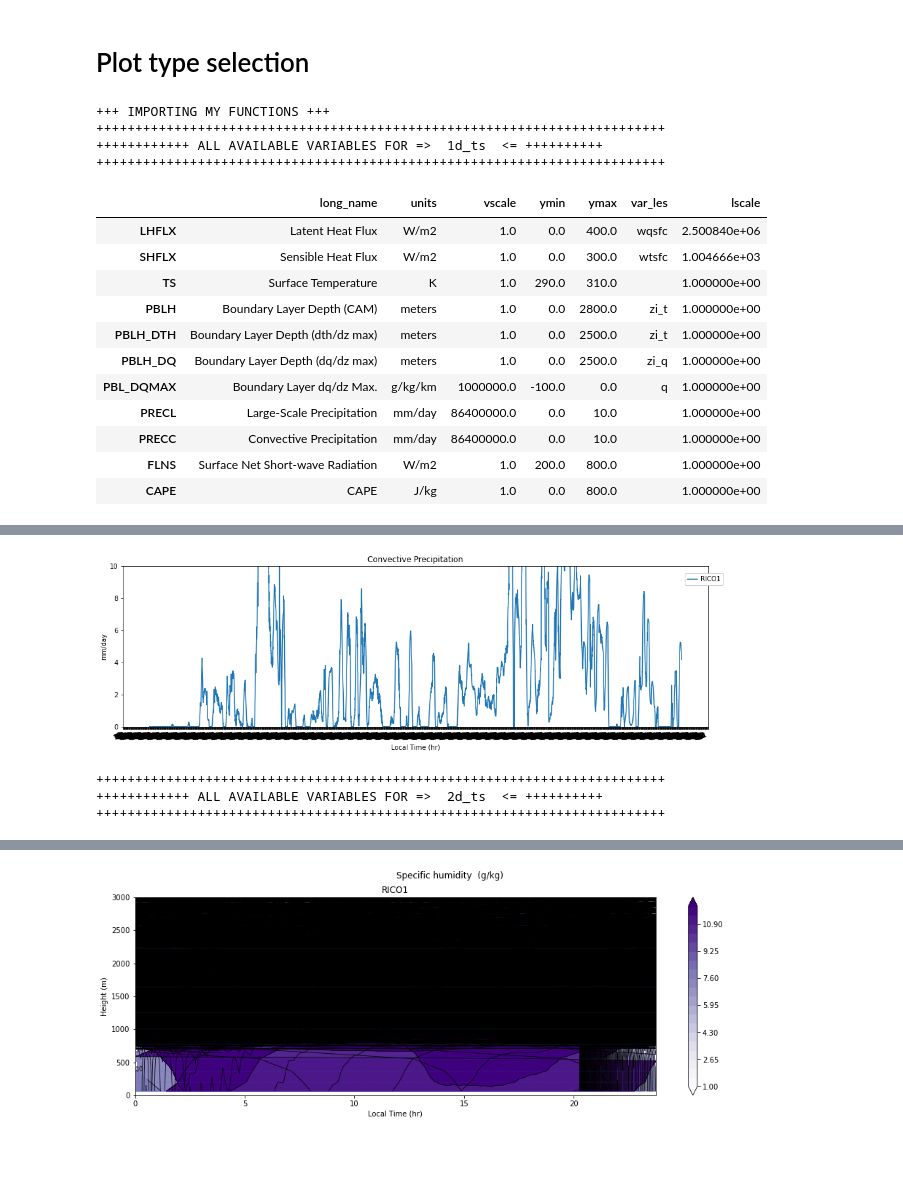
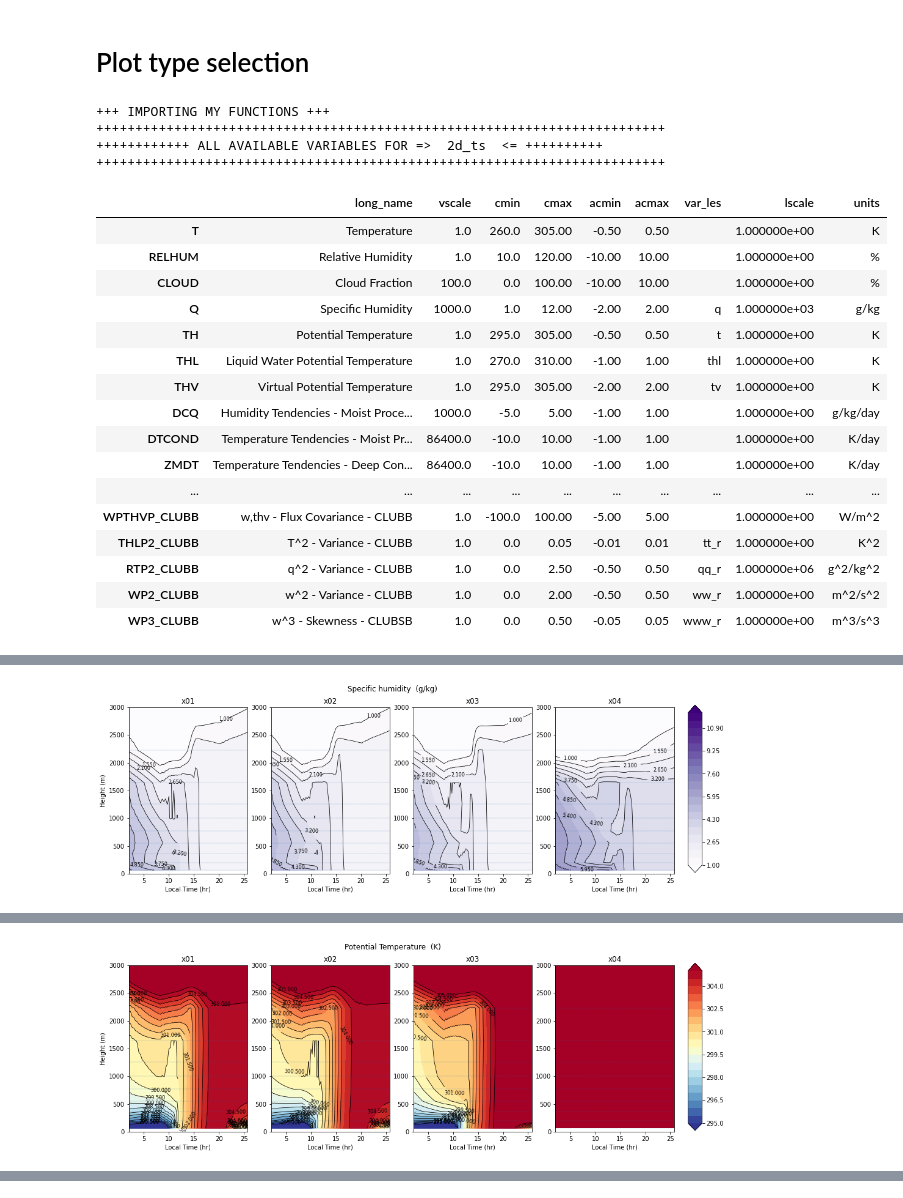
Before and after one commit to swrneale/python-scripts, a Jupyter notebook: PBL/scam_plots.ipynb, the cells around one changed output, grey strips where cells are left out. Cells and saved outputs as stored; diff of their text form; code cells hidden in the pictures; blank space fills up the shorter version.

```diff
--- a/PBL/scam_plots.ipynb
+++ b/PBL/scam_plots.ipynb
@@ -76,7 +76,7 @@ all_vars_info = True # List all variables that can be plotted in each 'set'
 #pvars_ts1d = np.array(['PBLH','TS','LHFLX','SHFLX','PRECC','PRECL','FLNS']) # D profile timeseries plots
 #pvars_ts1d = np.array(['SHFLX','LHFLX','PBLH','PBLH_DQ'])
 
-pvars_ts1d = np.array(['PRECC'])
+pvars_ts1d = np.array(['PBLH'])
 
 
 
@@ -89,7 +89,7 @@ pvars_ts1d = np.array(['PRECC'])
 #            'STEND_CLUBB','RVMTEND_CLUBB','WPTHLP_CLUBB','WPRTP_CLUBB','WP3_CLUBB','THLP2_CLUBB','WP2_CLUBB'] # 2D profile timeseries plots
 #pvars_ts2d = ['DTV','VD01','DCQ','Q','T','TH','THL']
 #pvars_ts2d = ['THV','TH','Q','WP2_CLUBB','WP3_CLUBB','WPTHLP_CLUBB','WPRTP_CLUBB','THLP2_CLUBB','RTP2_CLUBB']
-pvars_ts2d = np.array(['Q','THL'])
+pvars_ts2d = np.array(['Q','TH','WPTHLP_CLUBB'])
 
 
 """ ### ### ### ### ### """
@@ -101,9 +101,21 @@ pvars_ts2d = np.array(['Q','THL'])
 
 #pvars_snap = ['TH','THL','Q','RELHUM','DTV','DCQ','STEND_CLUBB','WPTHLP_CLUBB','WPRTP_CLUBB','THLP2_CLUBB','WP2_CLUBB','WP3_CLUBB']
 #pvars_snap = ['TH','Q','WP2_CLUBB','WP3_CLUBB','WPTHLP_CLUBB','WPRTP_CLUBB','THLP2_CLUBB','RTP2_CLUBB']
-pvars_snap = np.array(['TH'])
+pvars_snap = np.array(['Q','TH','WPTHLP_CLUBB'])
 
 tsnaps = np.array([6.,8.,10.,12.,14.,16.])     # Time of snapshots (local time)
+
+
+
+
+""" ### ### ###   ### """
+""" ###  1D MEAN  ### """
+""" ### ### ###   ### """
+
+
+
+
+
 
 """ ### ### ### ###  ### """
 """ ### PROF BUDGETS ### """  # Not used yet
@@ -112,8 +124,11 @@ tsnaps = np.array([6.,8.,10.,12.,14.,16.])     # Time of snapshots (local time)
 
 
 
+
+
+
 """ ### ### ### ### ### """
 """ ### ANIMATIONS ###  """ # Not used yet
 """ ### ### ### ### ### """
 
-pvars_anim = np.array(('Q'))
+#pvars_anim = np.array(('Q'))
@@ -123,7 +140,7 @@ pvars_anim = np.array(('Q'))
 
 ####### DERIVED VARS #######
 
-scam_fig_stub=dir_root+'png/'+case_iop+'_'.join(scam_file_nums)
+scam_fig_stub=fig_root+case_iop+'_'.join(scam_file_nums)
 
 
 ### Bundle these into array for passing to functions ###
@@ -160,33 +177,49 @@ run_info['Var List'] = all_vars_info
 # %%
 ###### Plotting ##########
 
 importlib.reload(mypy) # Required because I am constantly editing scam_func.py
 
+'''
+###### PLOT SETS ######
+'''
 
-###### PLOT SETS ######
-
-mypy.plot1d_ts_scam(run_info)   # 1D time series plots
+#mypy.plot1d_ts_scam(run_info)   # 1D time series plots
 mypy.plot2d_ts_scam(run_info)   # 2D time series plots
 #mypy.plot1d_snap_scam(run_info)   # 1D snapshot plots
+
+
+
+
+
+
+'''
+##### STILL TO DO #####
+'''
+
 #mypy.plot1d_anim_scam(run_info) # 2D profile animation plots
 
 ## New plot sets
 #mypy.plot1d_mean_scam(run_info)   # 1D mean profiles
 #mypy.plot1d_budget_scam(run_info)   # 1D mean profiles
 # %% [output]
 +++ IMPORTING MY FUNCTIONS +++
 +++++++++++++++++++++++++++++++++++++++++++++++++++++++++++++++++++++++++
-++++++++++++ ALL AVAILABLE VARIABLES FOR =>  1d_ts  <= ++++++++++
+++++++++++++ ALL AVAILABLE VARIABLES FOR =>  2d_ts  <= ++++++++++
 +++++++++++++++++++++++++++++++++++++++++++++++++++++++++++++++++++++++++
-|  | long_name | units | vscale | ymin | ymax | var_les | lscale |
-| LHFLX | Latent Heat Flux | W/m2 | 1.0 | 0.0 | 400.0 | wqsfc | 2.500840e+06 |
-| SHFLX | Sensible Heat Flux | W/m2 | 1.0 | 0.0 | 300.0 | wtsfc | 1.004666e+03 |
-| TS | Surface Temperature | K | 1.0 | 290.0 | 310.0 |  | 1.000000e+00 |
-| PBLH | Boundary Layer Depth (CAM) | meters | 1.0 | 0.0 | 2800.0 | zi_t | 1.000000e+00 |
-| PBLH_DTH | Boundary Layer Depth (dth/dz max) | meters | 1.0 | 0.0 | 2500.0 | zi_t | 1.000000e+00 |
-| PBLH_DQ | Boundary Layer Depth (dq/dz max) | meters | 1.0 | 0.0 | 2500.0 | zi_q | 1.000000e+00 |
-| PBL_DQMAX | Boundary Layer dq/dz Max. | g/kg/km | 1000000.0 | -100.0 | 0.0 | q | 1.000000e+00 |
-| PRECL | Large-Scale Precipitation | mm/day | 86400000.0 | 0.0 | 10.0 |  | 1.000000e+00 |
-| PRECC | Convective Precipitation | mm/day | 86400000.0 | 0.0 | 10.0 |  | 1.000000e+00 |
-| FLNS | Surface Net Short-wave Radiation | W/m2 | 1.0 | 200.0 | 800.0 |  | 1.000000e+00 |
-| CAPE | CAPE | J/kg | 1.0 | 0.0 | 800.0 |  | 1.000000e+00 |
+|  | long_name | vscale | cmin | cmax | acmin | acmax | var_les | lscale | units |
+| T | Temperature | 1.0 | 260.0 | 305.00 | -0.50 | 0.50 |  | 1.000000e+00 | K |
+| RELHUM | Relative Humidity | 1.0 | 10.0 | 120.00 | -10.00 | 10.00 |  | 1.000000e+00 | % |
+| CLOUD | Cloud Fraction | 100.0 | 0.0 | 100.00 | -10.00 | 10.00 |  | 1.000000e+00 | % |
+| Q | Specific Humidity | 1000.0 | 1.0 | 12.00 | -2.00 | 2.00 | q | 1.000000e+03 | g/kg |
+| TH | Potential Temperature | 1.0 | 295.0 | 305.00 | -0.50 | 0.50 | t | 1.000000e+00 | K |
+| THL | Liquid Water Potential Temperature | 1.0 | 270.0 | 310.00 | -1.00 | 1.00 | thl | 1.000000e+00 | K |
+| THV | Virtual Potential Temperature | 1.0 | 295.0 | 305.00 | -2.00 | 2.00 | tv | 1.000000e+00 | K |
+| DCQ | Humidity Tendencies - Moist Proce... | 1000.0 | -5.0 | 5.00 | -1.00 | 1.00 |  | 1.000000e+00 | g/kg/day |
+| DTCOND | Temperature Tendencies - Moist Pr... | 86400.0 | -10.0 | 10.00 | -1.00 | 1.00 |  | 1.000000e+00 | K/day |
+| ZMDT | Temperature Tendencies - Deep Con... | 86400.0 | -10.0 | 10.00 | -1.00 | 1.00 |  | 1.000000e+00 | K/day |
+| ... | ... | ... | ... | ... | ... | ... | ... | ... | ... |
+| WPTHVP_CLUBB | w,thv - Flux Covariance - CLUBB | 1.0 | -100.0 | 100.00 | -5.00 | 5.00 |  | 1.000000e+00 | W/m^2 |
+| THLP2_CLUBB | T^2 - Variance - CLUBB | 1.0 | 0.0 | 0.05 | -0.01 | 0.01 | tt_r | 1.000000e+00 | K^2 |
+| RTP2_CLUBB | q^2 - Variance - CLUBB | 1.0 | 0.0 | 2.50 | -0.50 | 0.50 | qq_r | 1.000000e+06 | g^2/kg^2 |
+| WP2_CLUBB | w^2 - Variance - CLUBB | 1.0 | 0.0 | 2.00 | -0.50 | 0.50 | ww_r | 1.000000e+00 | m^2/s^2 |
+| WP3_CLUBB | w^3 - Skewness - CLUBSB | 1.0 | 0.0 | 0.50 | -0.05 | 0.05 | www_r | 1.000000e+00 | m^3/s^3 |
@@ -199,0 +243 @@ RICO  - 1D PLOTTING VARIABLES
+[figure, new version]
@@ -200,0 +261 @@ Locator attempting to generate 1541 ticks ([1790.9166666666667, ..., 1855.083333
+[figure, new version]
@@ -225,4 +280,0 @@ Locator attempting to generate 1541 ticks ([1790.9166666666667, ..., 1855.083333
-[figure, old version]
-+++++++++++++++++++++++++++++++++++++++++++++++++++++++++++++++++++++++++
-++++++++++++ ALL AVAILABLE VARIABLES FOR =>  2d_ts  <= ++++++++++
-+++++++++++++++++++++++++++++++++++++++++++++++++++++++++++++++++++++++++
@@ -258 +280,0 @@ RICO  - 2D PLOTTING VARIABLES
-[figure, old version]
```
Also changed, not shown: parts of 4 cells of this notebook, 2 other files.
